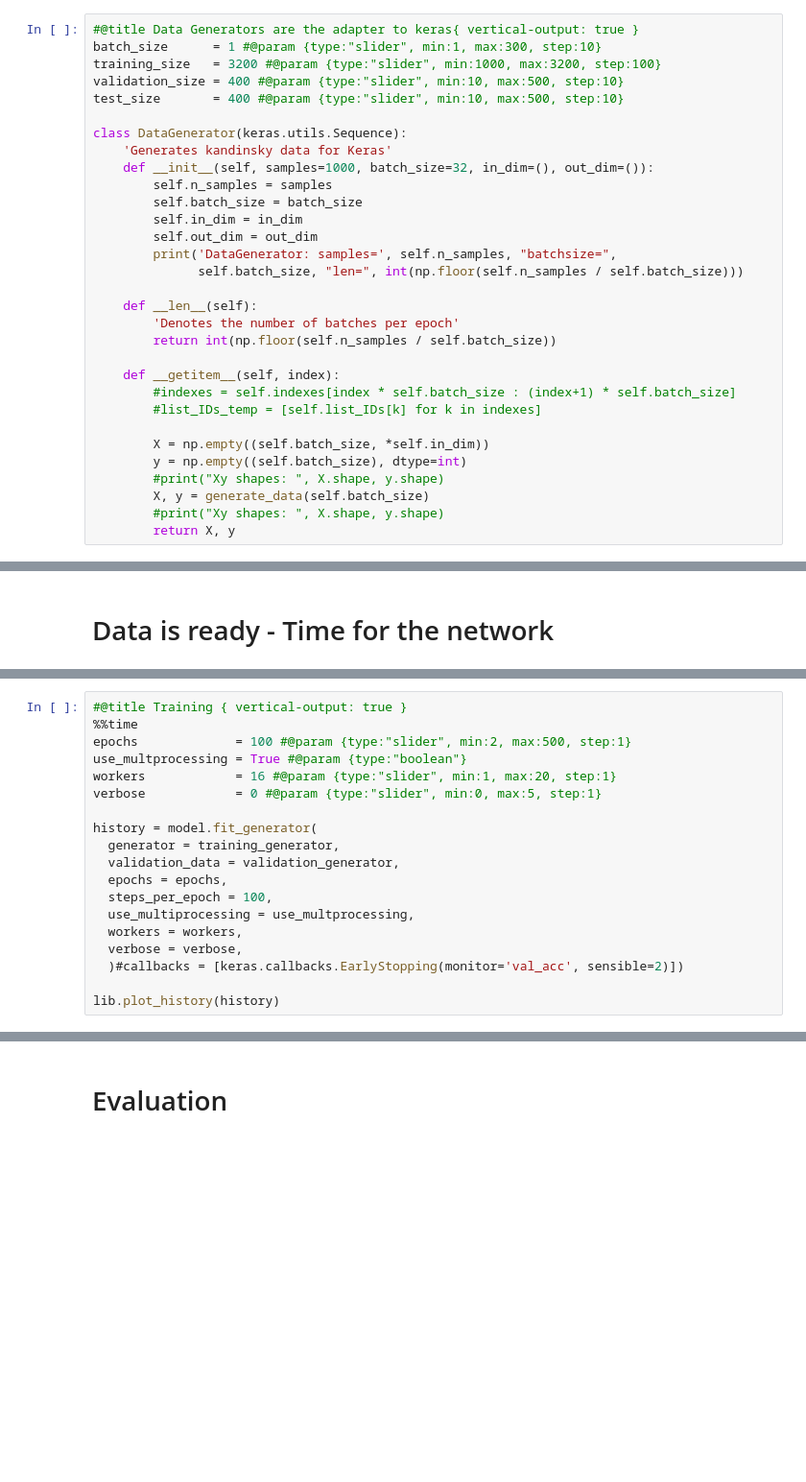
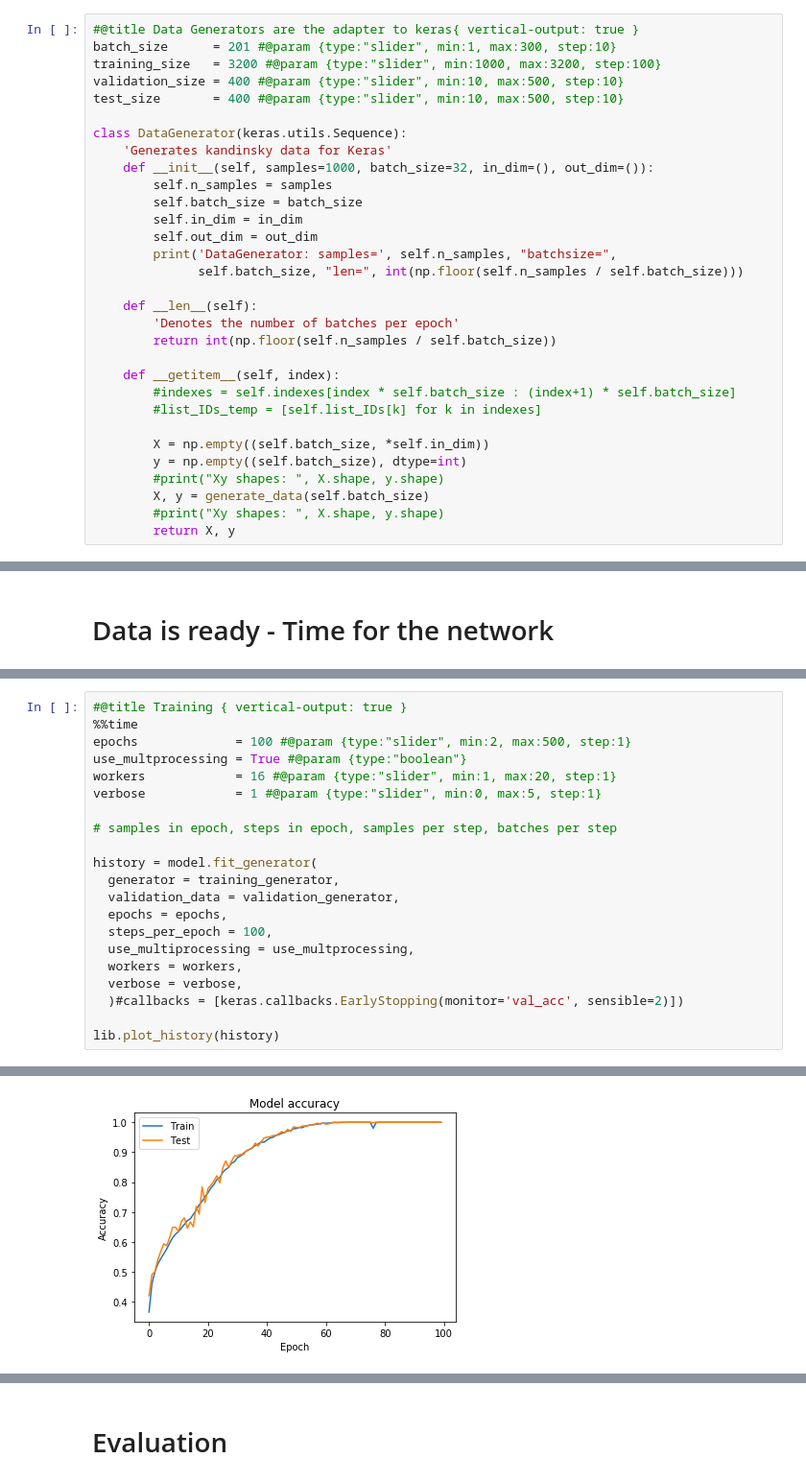
Before and after one commit to glouwa/app-kandinsky-pattern-generator, a Jupyter notebook: lstm_calculator.ipynb, the cells around one changed output, grey strips where cells are left out. Shown at 96% size. Saved outputs shown, nothing was run; the diff lists cells and outputs as text; blank space fills up the shorter version.

```diff
--- a/lstm_calculator.ipynb
+++ b/lstm_calculator.ipynb
@@ -153,6 +137,6 @@ generate_data(1)
 # %%
 #@title Data Generators are the adapter to keras{ vertical-output: true }
-batch_size      = 1 #@param {type:"slider", min:1, max:300, step:10}
+batch_size      = 201 #@param {type:"slider", min:1, max:300, step:10}
 training_size   = 3200 #@param {type:"slider", min:1000, max:3200, step:100}
 validation_size = 400 #@param {type:"slider", min:10, max:500, step:10}
 test_size       = 400 #@param {type:"slider", min:10, max:500, step:10}
@@ -247,23 +231,26 @@ None
 # %%
 #@title Training { vertical-output: true }
 %%time
 epochs             = 100 #@param {type:"slider", min:2, max:500, step:1}
 use_multprocessing = True #@param {type:"boolean"}
 workers            = 16 #@param {type:"slider", min:1, max:20, step:1}
-verbose            = 0 #@param {type:"slider", min:0, max:5, step:1}
+verbose            = 1 #@param {type:"slider", min:0, max:5, step:1}
+
+# samples in epoch, steps in epoch, samples per step, batches per step
 
 history = model.fit_generator(
   generator = training_generator,
   validation_data = validation_generator,
   epochs = epochs,
   steps_per_epoch = 100,
   use_multiprocessing = use_multprocessing,
   workers = workers,
   verbose = verbose,
   )#callbacks = [keras.callbacks.EarlyStopping(monitor='val_acc', sensible=2)])
 
 lib.plot_history(history)
 # %% [output]
 WARNING:tensorflow:From /usr/local/lib/python3.6/dist-packages/tensorflow/python/ops/math_ops.py:3066: to_int32 (from tensorflow.python.ops.math_ops) is deprecated and will be removed in a future vers ...
 Instructions for updating:
 Use tf.cast instead.
+[figure, added]
```
Also changed, not shown: parts of 8 cells of this notebook.
